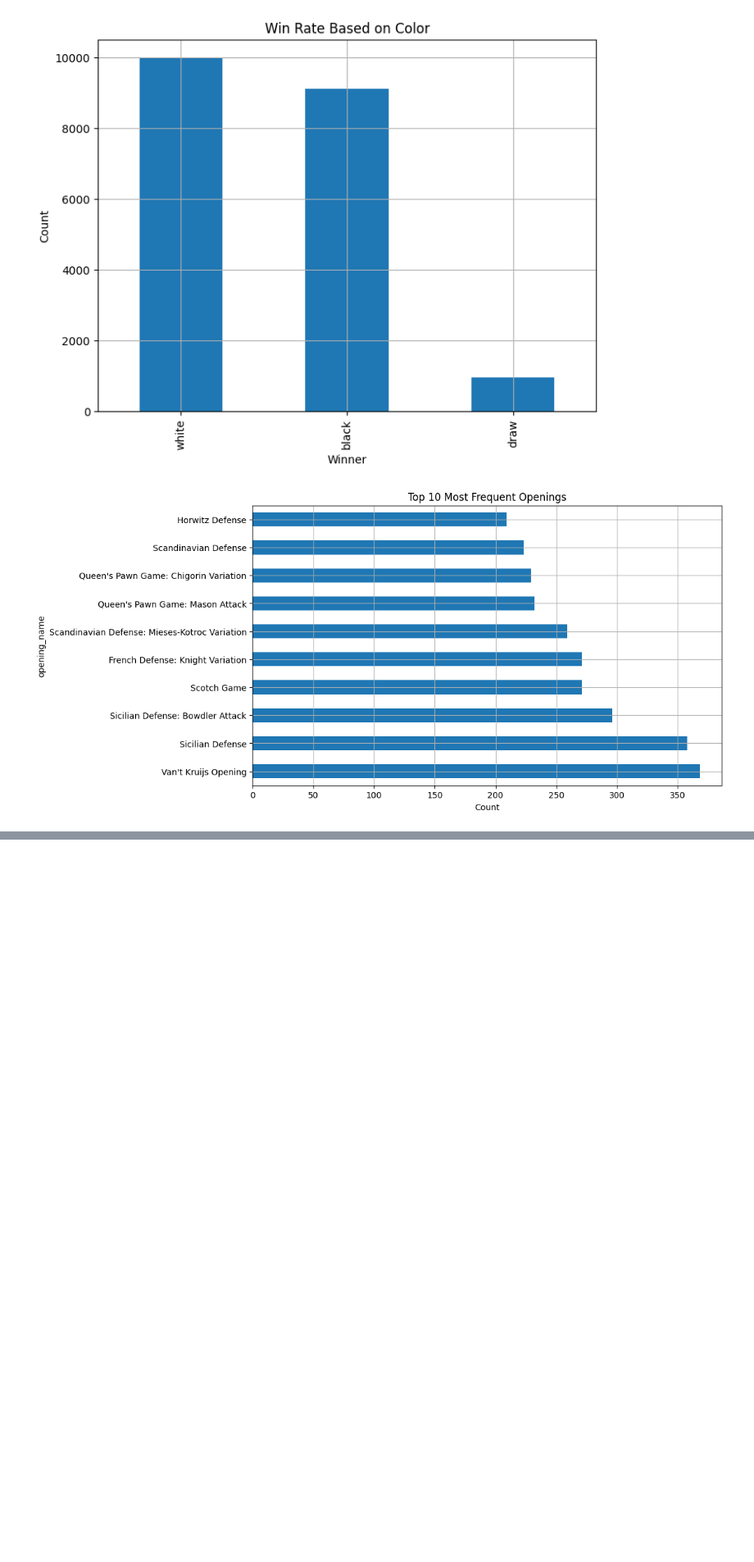
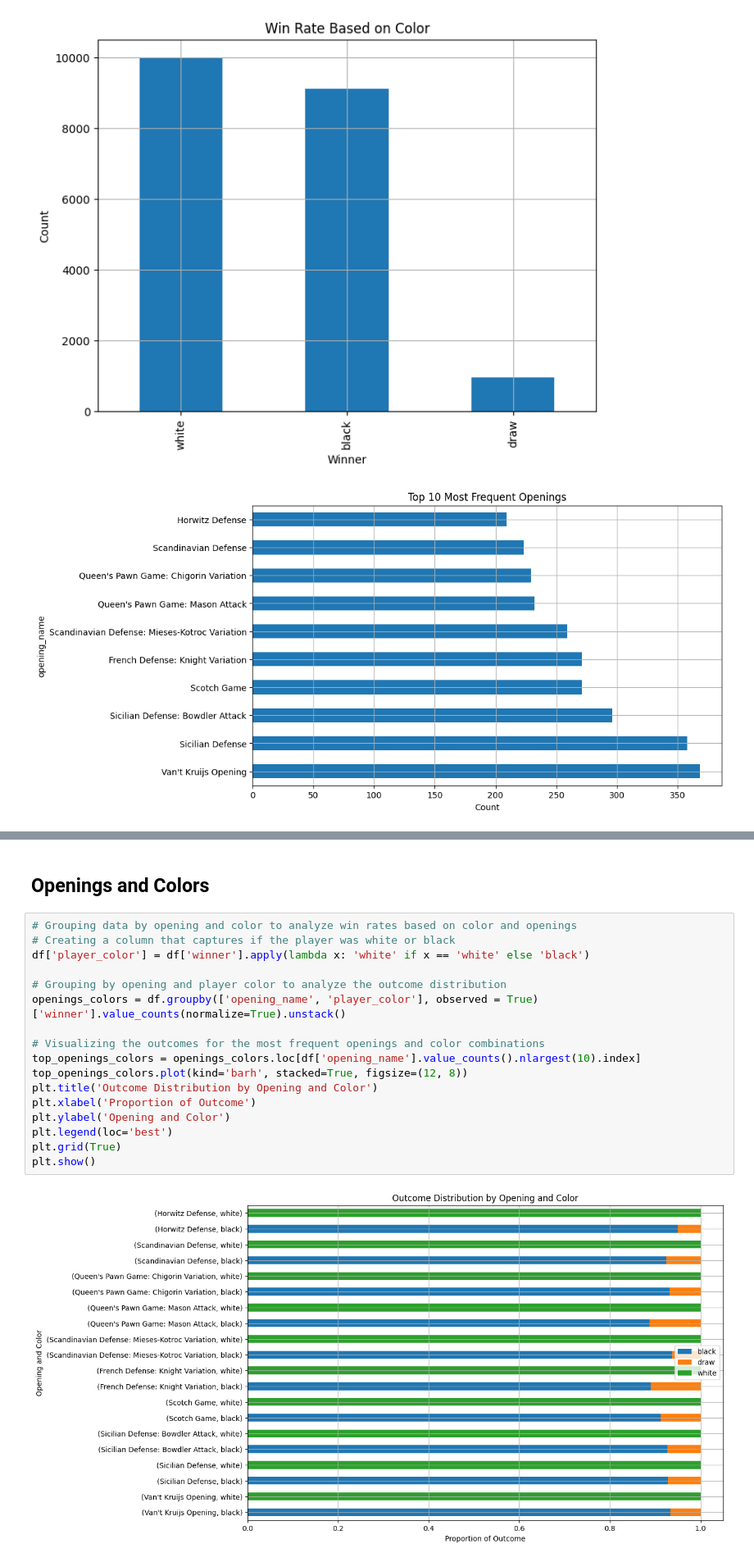
Before and after one commit to Ajodo-Godson/CP191-RAR, a Jupyter notebook: Game_Modelling.ipynb, the cells around one changed output, grey strips where cells are left out. Shown: that part at 82% size. Saved outputs shown, nothing was run; the diff lists cells and outputs as text; blank space fills up the shorter version.

```diff
--- a/Game_Modelling.ipynb
+++ b/Game_Modelling.ipynb
@@ -130,0 +168,21 @@ plt.show()
+# %% [markdown]
+## Openings and Colors
+# %%
+# Grouping data by opening and color to analyze win rates based on color and openings
+# Creating a column that captures if the player was white or black
+df['player_color'] = df['winner'].apply(lambda x: 'white' if x == 'white' else 'black')
+
+# Grouping by opening and player color to analyze the outcome distribution
+openings_colors = df.groupby(['opening_name', 'player_color'], observed = True)['winner'].value_counts(normalize=True).unstack()
+
+# Visualizing the outcomes for the most frequent openings and color combinations
+top_openings_colors = openings_colors.loc[df['opening_name'].value_counts().nlargest(10).index]
+top_openings_colors.plot(kind='barh', stacked=True, figsize=(12, 8))
+plt.title('Outcome Distribution by Opening and Color')
+plt.xlabel('Proportion of Outcome')
+plt.ylabel('Opening and Color')
+plt.legend(loc='best')
+plt.grid(True)
+plt.show()
+# %% [output]
+[figure, added]
```
Also changed, not shown: parts of 10 cells of this notebook.
